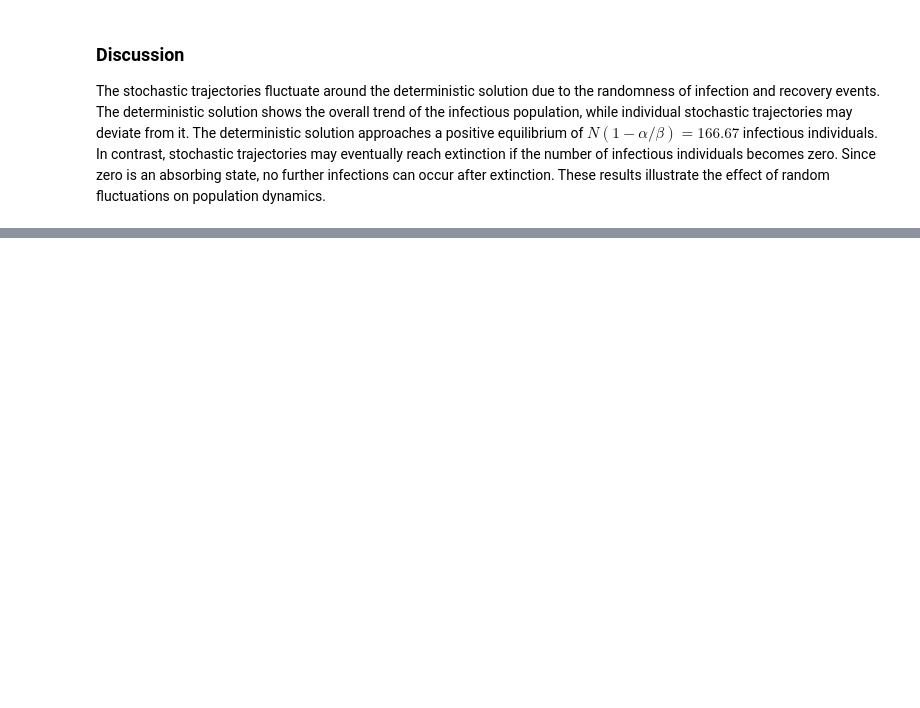
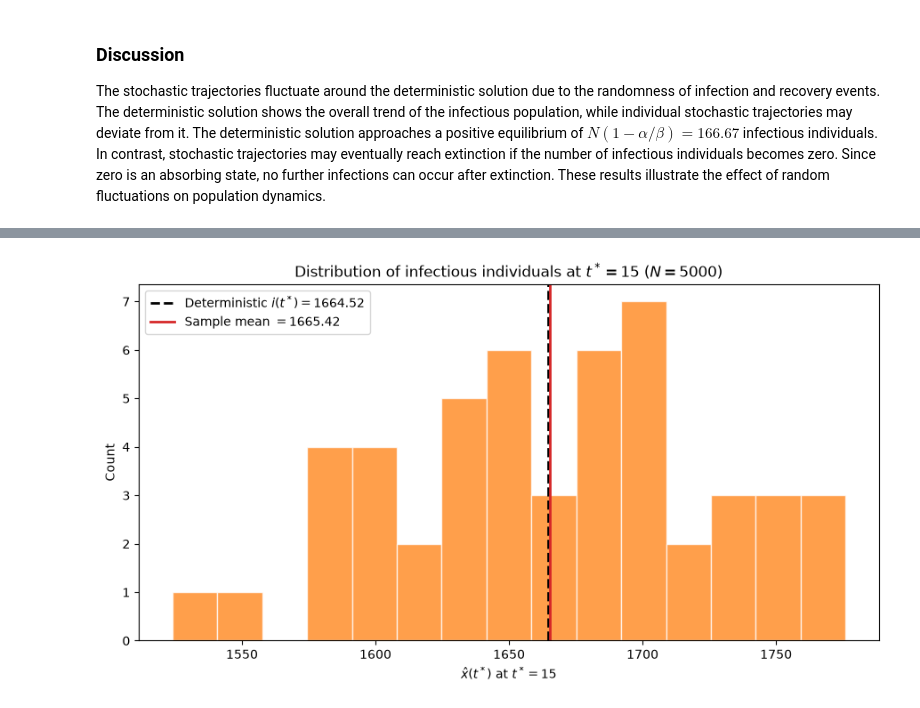
Before and after one commit to feftywacky/csi4124-assignments-group10, a Jupyter notebook: a2/Q2_1.ipynb, the cells around one changed output, grey strips where cells are left out. Saved outputs shown, nothing was run; the diff lists cells and outputs as text; code cells hidden in the pictures; blank space fills up the shorter version.

```diff
--- a/a2/Q1_1a+1b.ipynb
+++ b/a2/Q2_1.ipynb
@@ -183,0 +316,22 @@ The stochastic trajectories fluctuate around the deterministic solution due to t
+# %%
+# Plot the N=5000 sample histogram and mark the deterministic value and sample mean:
+fig, ax = plt.subplots(figsize=(9, 5))
+ax.hist(samples_5000, bins=15, color='tab:orange', alpha=0.75, edgecolor='white')
+ax.axvline(
+    i_star_5000, color='black', linestyle='--', linewidth=2,
+    label=fr'Deterministic $i(t^*)={i_star_5000:.2f}$'
+)
+ax.axvline(
+    mean_5000, color='tab:red', linewidth=2,
+    label=fr'Sample mean $={mean_5000:.2f}$'
+)
+ax.set(
+    xlabel=fr'$\hat{{x}}(t^*)$ at $t^*={t_star:g}$',
+    ylabel='Count',
+    title='Distribution of infectious individuals at $t^*=15$ ($N=5000$)'
+)
+ax.legend()
+plt.tight_layout()
+plt.show()
+# %% [output]
+[figure, added]
```
Also changed, not shown: parts of 11 cells of this notebook, 1 other file.
